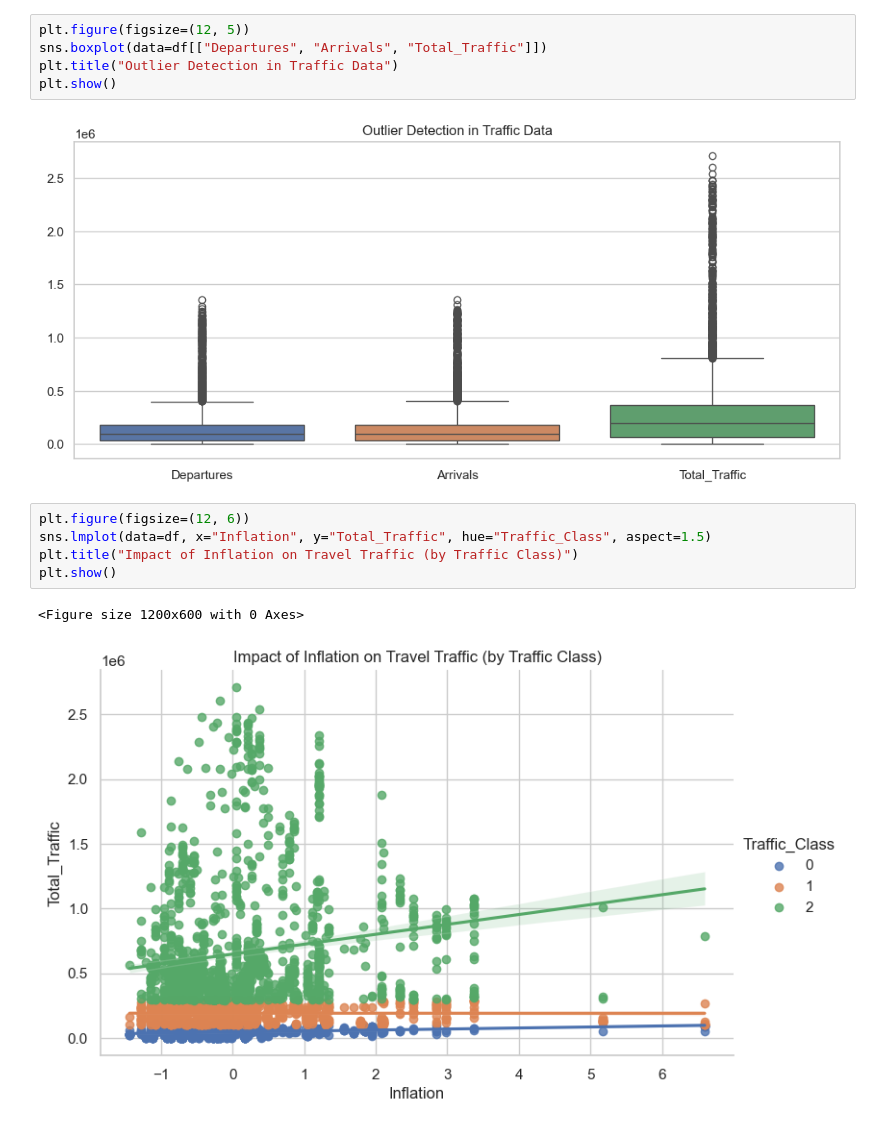
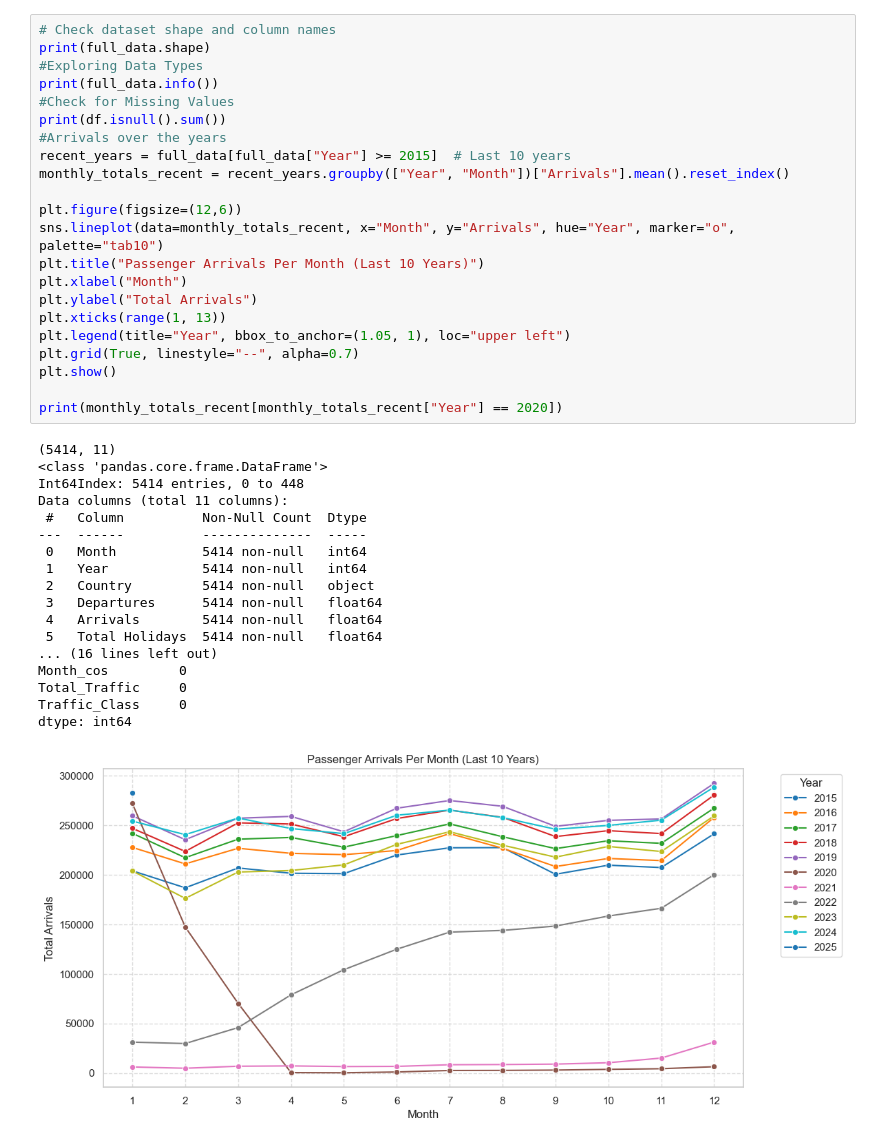
Before and after one commit to vianiecetan/traveltrends, a Jupyter notebook: EDA/data_visualization.ipynb, the cells around one changed output. Cells and saved outputs as stored; diff of their text form.

```diff
--- a/EDA/data_visualization.ipynb
+++ b/EDA/data_visualization.ipynb
@@ -57,15 +73,41 @@ plt.show()
-# %%
-plt.figure(figsize=(12, 5))
-sns.boxplot(data=df[["Departures", "Arrivals", "Total_Traffic"]])
-plt.title("Outlier Detection in Traffic Data")
-plt.show()
-# %% [output]
-[figure, removed]
-# %%
-plt.figure(figsize=(12, 6))
-sns.lmplot(data=df, x="Inflation", y="Total_Traffic", hue="Traffic_Class", aspect=1.5)
-plt.title("Impact of Inflation on Travel Traffic (by Traffic Class)")
-plt.show()
-# %% [output]
-<Figure size 1200x600 with 0 Axes>
-[figure, removed]
+# %%
+# Check dataset shape and column names
+print(full_data.shape)
+#Exploring Data Types
+print(full_data.info())
+#Check for Missing Values
+print(df.isnull().sum())
+#Arrivals over the years
+recent_years = full_data[full_data["Year"] >= 2015]  # Last 10 years
+monthly_totals_recent = recent_years.groupby(["Year", "Month"])["Arrivals"].mean().reset_index()
+
+plt.figure(figsize=(12,6))
+sns.lineplot(data=monthly_totals_recent, x="Month", y="Arrivals", hue="Year", marker="o", palette="tab10")
+plt.title("Passenger Arrivals Per Month (Last 10 Years)")
+plt.xlabel("Month")
+plt.ylabel("Total Arrivals")
+plt.xticks(range(1, 13))
+plt.legend(title="Year", bbox_to_anchor=(1.05, 1), loc="upper left")
+plt.grid(True, linestyle="--", alpha=0.7)
+plt.show()
+
+print(monthly_totals_recent[monthly_totals_recent["Year"] == 2020])
+# %% [output]
+(5414, 11)
+<class 'pandas.core.frame.DataFrame'>
+Int64Index: 5414 entries, 0 to 448
+Data columns (total 11 columns):
+ #   Column          Non-Null Count  Dtype
+---  ------          --------------  -----
+ 0   Month           5414 non-null   int64
+ 1   Year            5414 non-null   int64
+ 2   Country         5414 non-null   object
+ 3   Departures      5414 non-null   float64
+ 4   Arrivals        5414 non-null   float64
+ 5   Total Holidays  5414 non-null   float64
+... (16 lines left out)
+Month_cos         0
+Total_Traffic     0
+Traffic_Class     0
+dtype: int64
+[figure, added]
```
Also changed, not shown: parts of 9 cells of this notebook, 5 other files.
